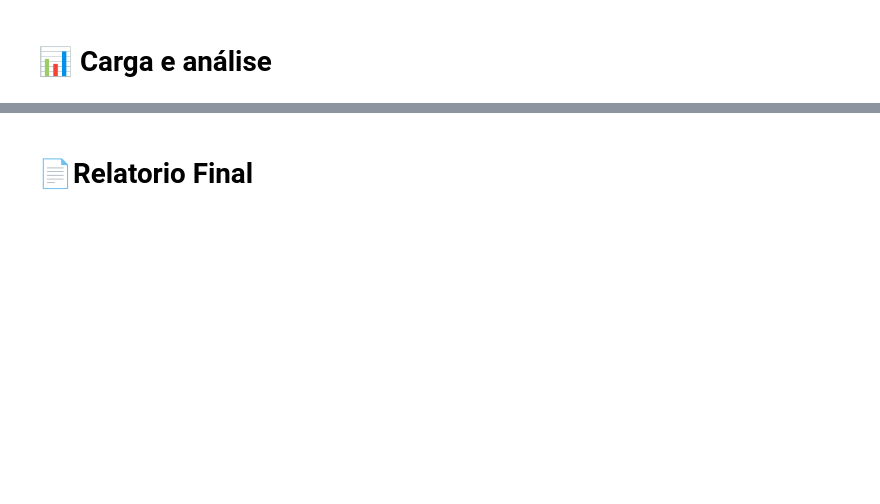
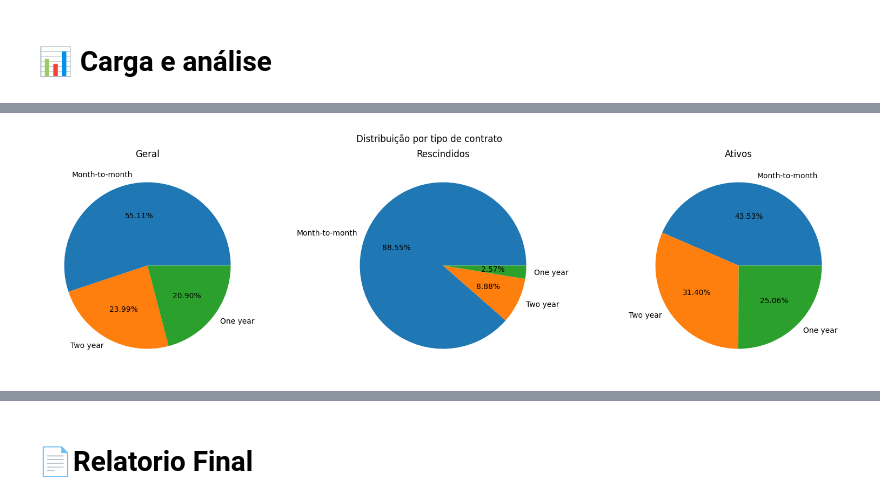
Before and after one commit to Cleianderson/challenge-one-3, a Jupyter notebook: TelecomX_BR.ipynb, the cells around one changed output, grey strips where cells are left out. Saved outputs shown, nothing was run; the diff lists cells and outputs as text; code cells hidden in the pictures; blank space fills up the shorter version.

```diff
--- a/TelecomX_BR.ipynb
+++ b/TelecomX_BR.ipynb
@@ -29,0 +133,26 @@ df_final.head()
+# %%
+fig, ax = plt.subplots(1, 3, figsize=(20, 5))
+
+fig.suptitle('Distribuição por tipo de contrato')
+
+def plot_bar(ds, **kwargs):
+  ds.value_counts().plot(kind='barh', ylabel='', **kwargs)
+
+def plot_pie_by_df_and_col(col, lbls, ax, **kwargs):
+  arr_df = [df_final, df_churn, df_not_churn]
+  titles = ['Geral', 'Rescindidos', 'Ativos']
+  for i, df in enumerate(arr_df):
+    if lbls is None:
+      lbls = df_final[col].value_counts().index
+
+    df[col].value_counts().plot(kind='pie', ylabel='', autopct='%1.2f%%', labels=lbls, ax=ax[i], title=titles[i], **kwargs)
+
+# df_final['account_Contract'].value_counts().plot(ax=ax[0], kind='barh', title='Geral', ylabel='')
+# plot_bar(df_final['account_Contract'], ax=ax[0])
+# df_churn['account_Contract'].value_counts().plot(ax=ax[1], kind='barh', title='Rescindidos', ylabel='')
+# df_not_churn['account_Contract'].value_counts().plot(ax=ax[2], kind='barh', title='Ativos', ylabel='')
+# ax[1].set_yticks([])
+# ax[2].set_yticks([])
+plot_pie_by_df_and_col('account_Contract', None, ax)
+# %% [output]
+[figure, added]
```
Also changed, not shown: parts of 30 cells of this notebook.
